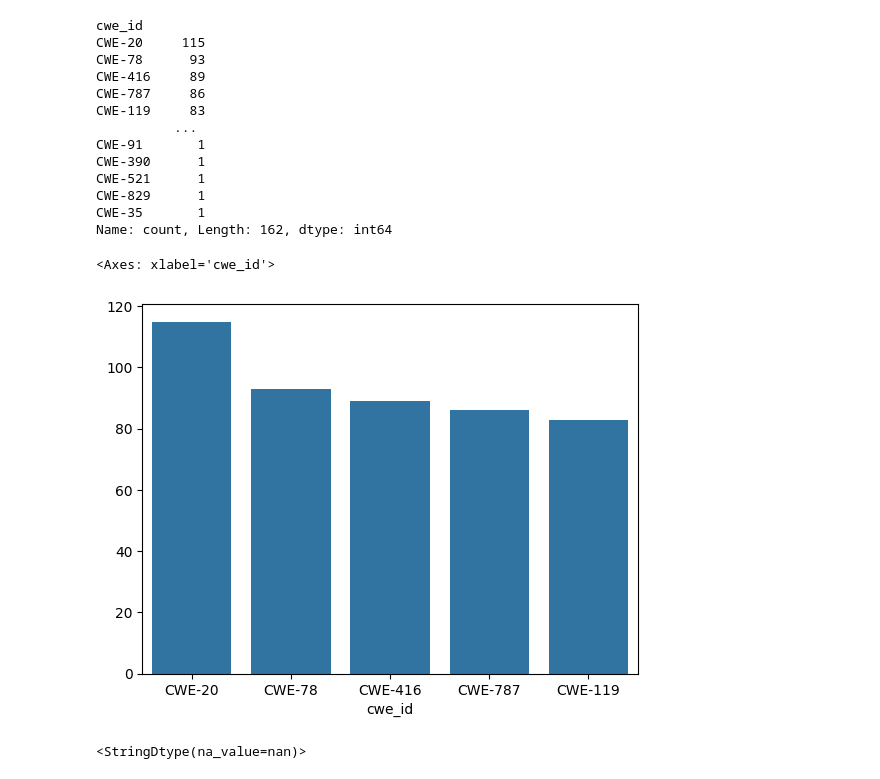
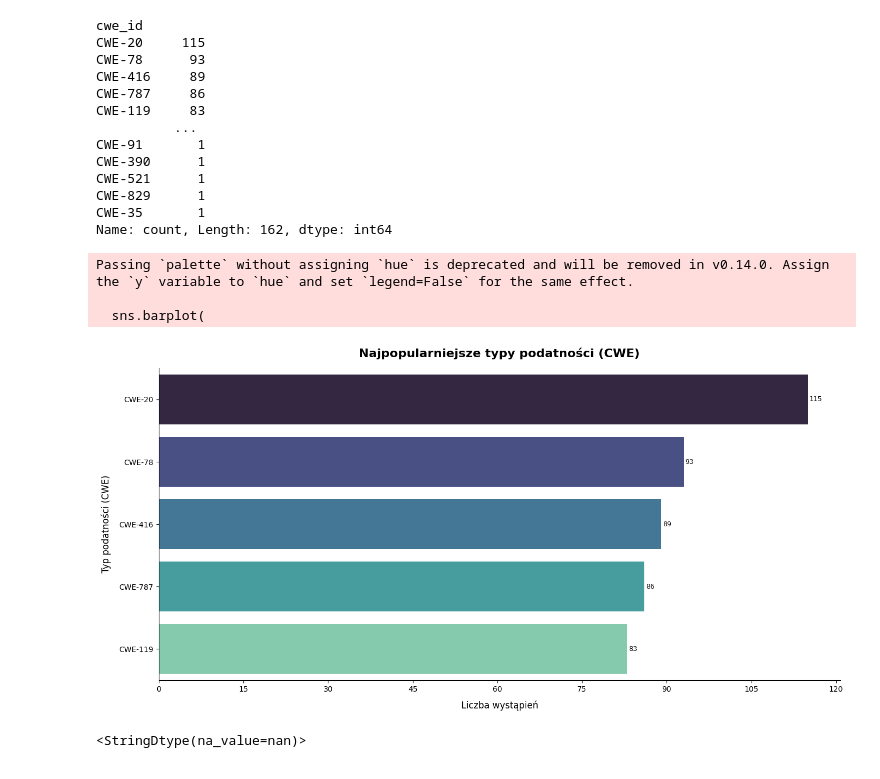
Before and after one commit to KacperTymkow/cisa-kev-analysis, a Jupyter notebook: Analysis.ipynb, the cells around one changed output. Drawn from its saved outputs; the diff is of its cells as text; code cells hidden in the pictures.

```diff
--- a/Analysis.ipynb
+++ b/Analysis.ipynb
@@ -151,10 +181,37 @@ Name: count, Length: 162, dtype: int64
 # %%
 cwe = cwe.head(5)
 # %%
-sns.barplot(x=cwe.index, y=cwe.values)
+fig, ax = plt.subplots(figsize=(14, 7))
+
+sns.barplot(
+    x=cwe.values,
+    y=cwe.index,        # odwracamy osie — poziomy barplot
+    palette="mako",
+    ax=ax
+)
+
+ax.set_title("Najpopularniejsze typy podatności (CWE)", fontsize=16, fontweight="bold", pad=15)
+ax.set_xlabel("Liczba wystąpień", fontsize=12, labelpad=10)
+ax.set_ylabel("Typ podatności (CWE)", fontsize=12, labelpad=10)
+
+ax.xaxis.set_major_locator(ticker.MaxNLocator(integer=True))
+
+for bar in ax.patches:
+    ax.text(
+        bar.get_width() + 0.3,
+        bar.get_y() + bar.get_height() / 2,
+        str(int(bar.get_width())),
+        ha="left", va="center", fontsize=9
+    )
+
+sns.despine()
+plt.tight_layout()
+plt.show()
 # %% [output]
-<Axes: xlabel='cwe_id'>
+Passing `palette` without assigning `hue` is deprecated and will be removed in v0.14.0. Assign the `y` variable to `hue` and set `legend=False` for the same effect.
+
+  sns.barplot(
-[figure, old version]
+[figure, new version]
 # %%
 vurn['date_added'].dtype
 # %% [output]
```
Also changed, not shown: parts of 7 cells of this notebook.
